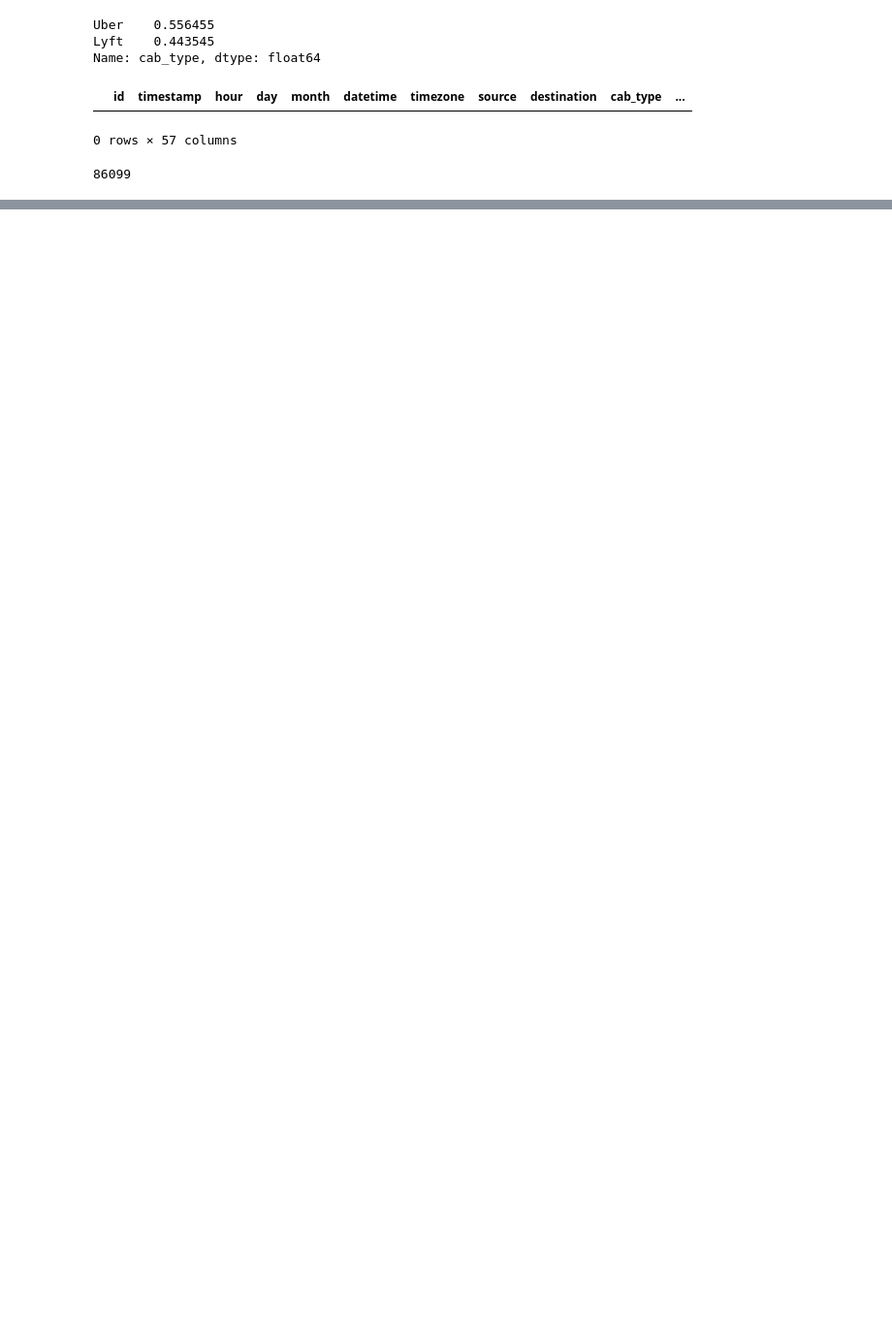
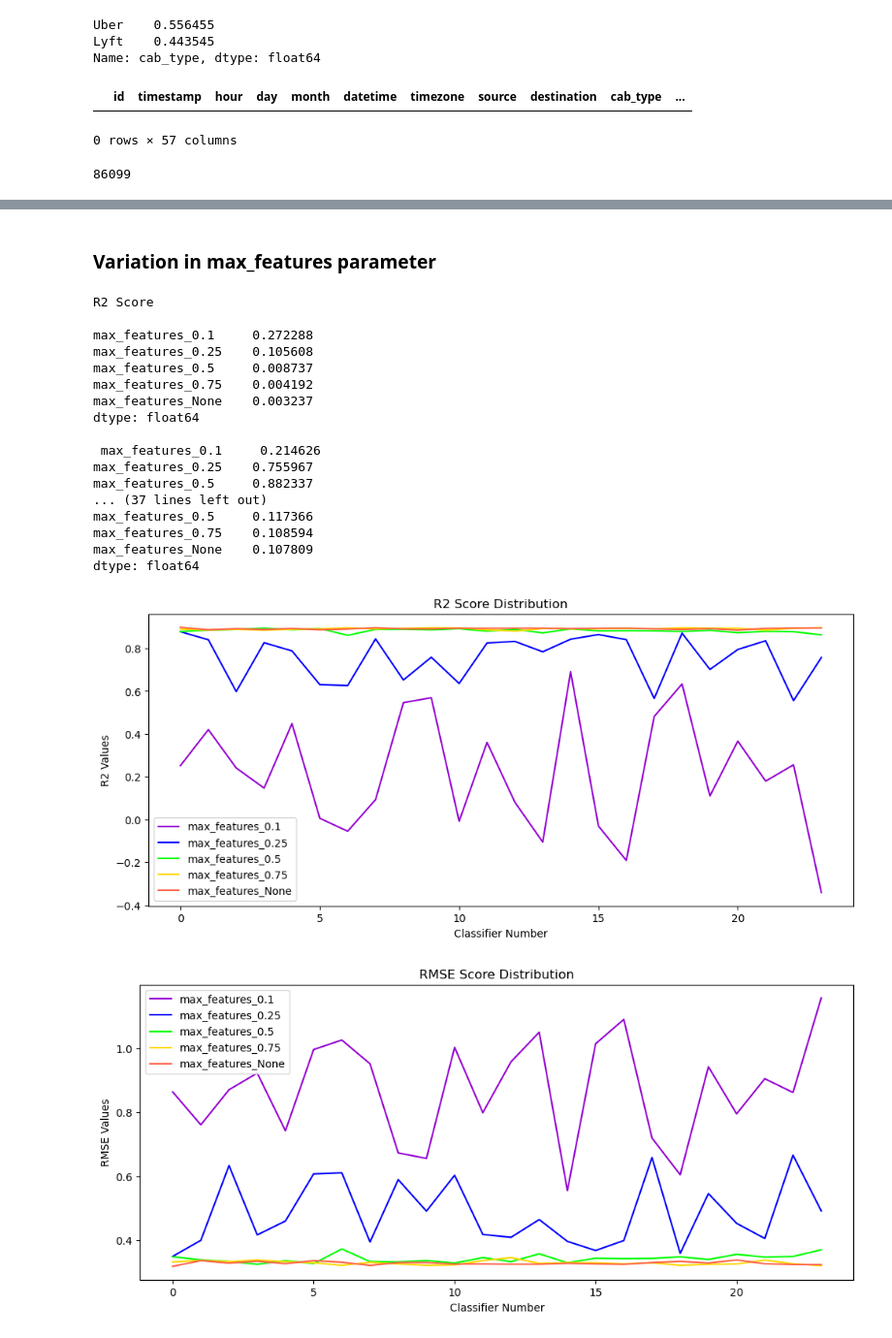
Before and after one commit to amrita1996mitra/Machine-Learning, a Jupyter notebook: UBER LYFT.ipynb, the cells around one changed output, grey strips where cells are left out. Shown at 97% size. Drawn from its saved outputs; the diff is of its cells as text; code cells hidden in the pictures; blank space fills up the shorter version.

```diff
--- a/UBER LYFT.ipynb
+++ b/UBER LYFT.ipynb
@@ -693,0 +656,46 @@ greedy_elim(ConsumerElectronics_gaming_full)
+# %% [markdown]
+### Variation in max_features parameter
+# %%
+
+max_features=[0.1,0.25,0.5,0.75,None]
+params=('splitter','max_features')
+r2_df,rmse_df,mape_df=metric_params(params,max_features)
+
+print("R2 Score\n")
+print(r2_df.std(),"\n\n",r2_df.mean(),"\n\n\n\n")
+print("Root Mean Square Error\n")
+print(rmse_df.std(),"\n\n",rmse_df.mean(),"\n\n\n\n")
+print("Mean Absolute Percentage Error\n")
+print(mape_df.std(),"\n\n",mape_df.mean())
+
+r2_data,cols=create_plotdata(r2_df)
+rmse_data,cols=create_plotdata(rmse_df)
+mape_data,cols=create_plotdata(mape_df)
+
+
+metric="R2"
+create_metric_plot(r2_data,cols,metric)
+metric="RMSE"
+create_metric_plot(rmse_data,cols,metric)
+metric="MAPE"
+create_metric_plot(mape_data,cols,metric)
+# %% [output]
+R2 Score
+
+max_features_0.1     0.272288
+max_features_0.25    0.105608
+max_features_0.5     0.008737
+max_features_0.75    0.004192
+max_features_None    0.003237
+dtype: float64
+
+ max_features_0.1     0.214626
+max_features_0.25    0.755967
+max_features_0.5     0.882337
+... (37 lines left out)
+max_features_0.5     0.117366
+max_features_0.75    0.108594
+max_features_None    0.107809
+dtype: float64
+[figure, added]
+[figure, added]
```
Also changed, not shown: parts of 49 cells of this notebook.
